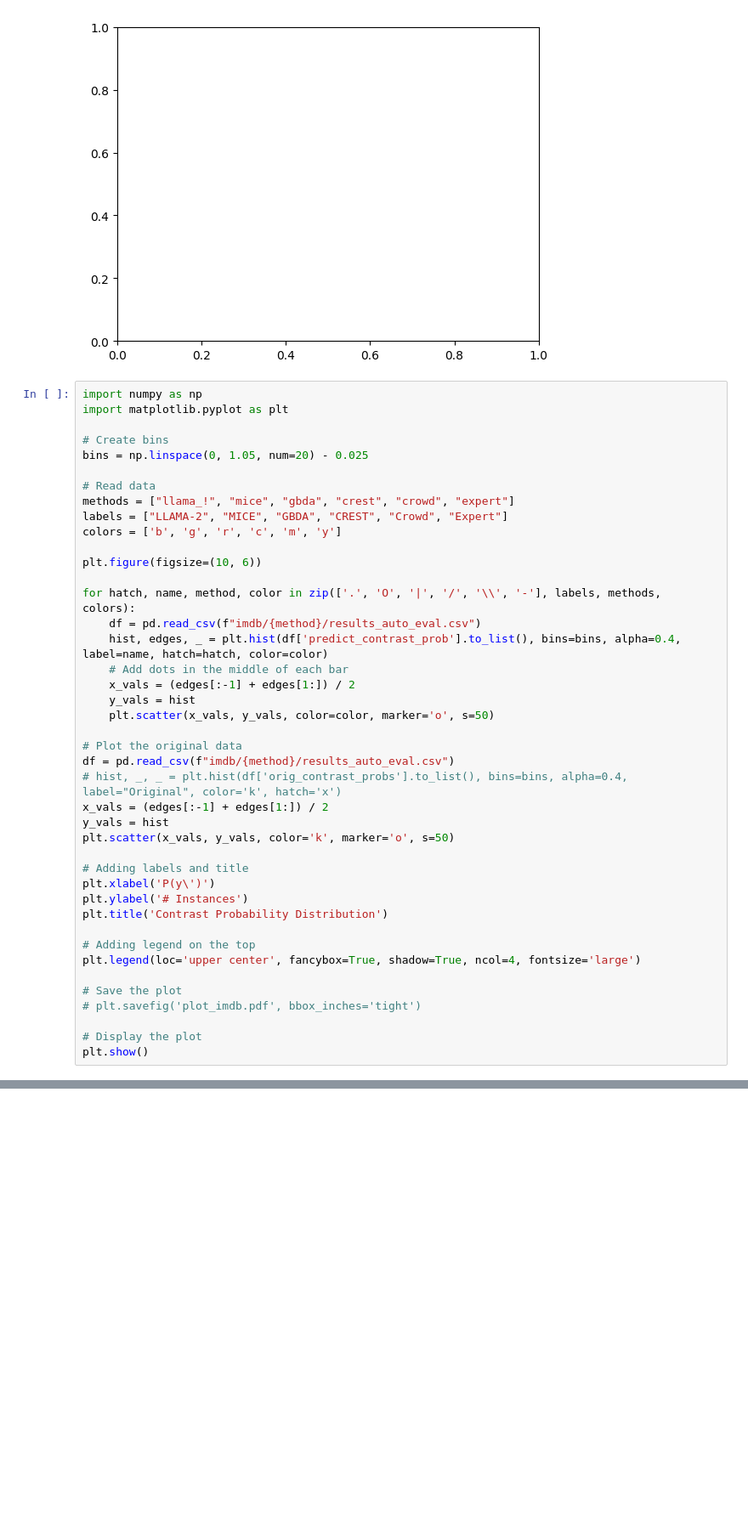
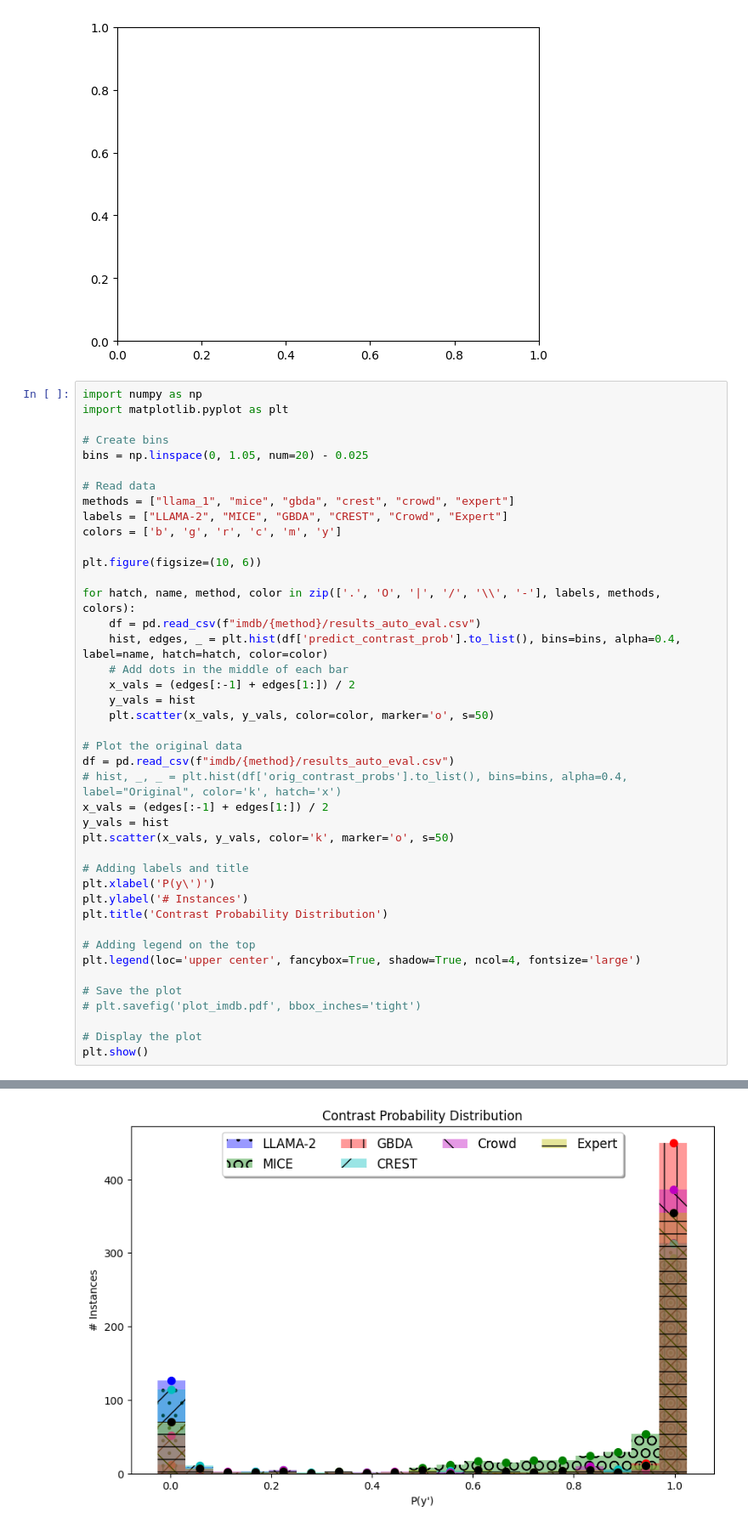
Before and after one commit to aix-group/CEval---Counterfactual-Generation-Benchmark, a Jupyter notebook: results/analysis.ipynb, the cells around one changed output, grey strips where cells are left out. Shown at 85% size. Saved outputs shown, nothing was run; the diff lists cells and outputs as text; blank space fills up the shorter version.

```diff
--- a/results/analysis.ipynb
+++ b/results/analysis.ipynb
@@ -897,7 +897,7 @@ import matplotlib.pyplot as plt
 bins = np.linspace(0, 1.05, num=20) - 0.025
 
 # Read data
-methods = ["llama_!", "mice", "gbda", "crest", "crowd", "expert"]
+methods = ["llama_1", "mice", "gbda", "crest", "crowd", "expert"]
 labels = ["LLAMA-2", "MICE", "GBDA", "CREST", "Crowd", "Expert"]
 colors = ['b', 'g', 'r', 'c', 'm', 'y']
 
@@ -936,0 +935 @@ FileNotFoundError: [Errno 2] No such file or directory: 'imdb/llama/results_auto
+[figure, added]
```
Also changed, not shown: parts of 3 cells of this notebook, 2 other files.
